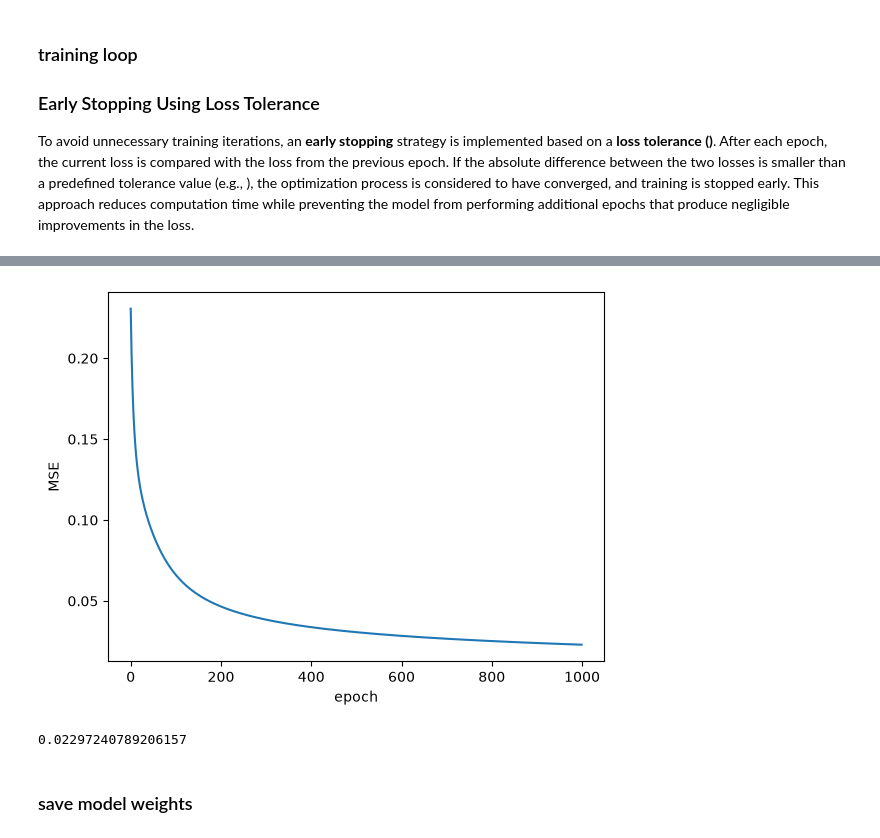
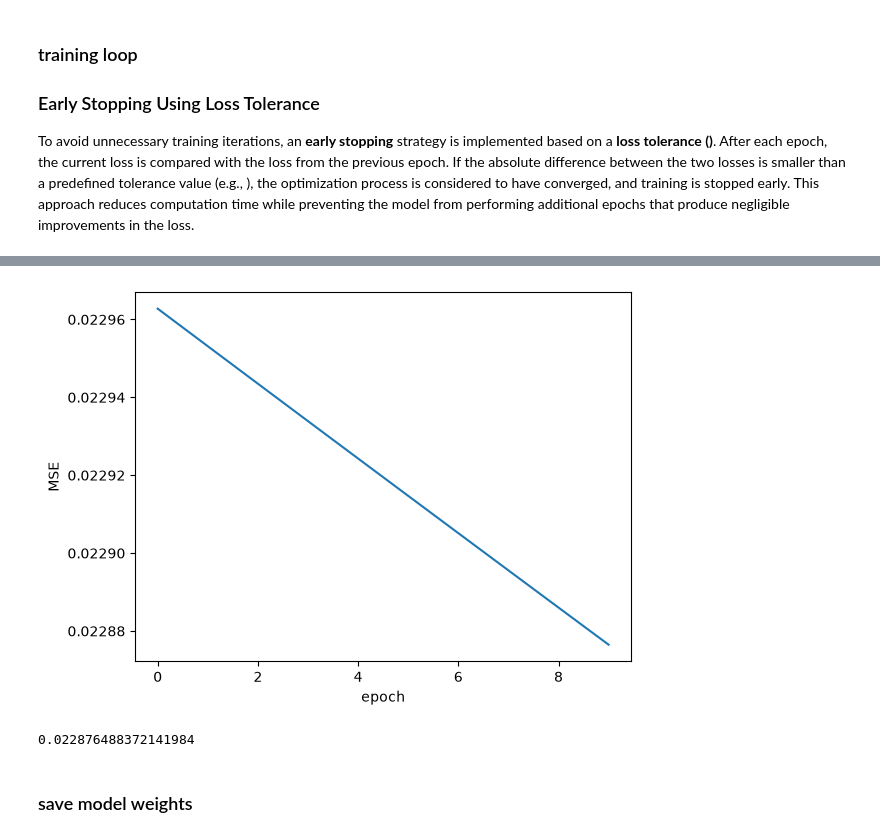
Before and after one commit to phantom-sage/sms-spam-detector, a Jupyter notebook: train.ipynb, the cells around one changed output, grey strips where cells are left out. Cells and saved outputs as stored; diff of their text form; code cells hidden in the pictures.

```diff
--- a/train.ipynb
+++ b/train.ipynb
@@ -191,24 +191,35 @@ def gradient(X, y, w):
 To avoid unnecessary training iterations, an **early stopping** strategy is implemented based on a **loss tolerance ()**. After each epoch, the current loss is compared with the loss from the previous epoch. If the absolute difference between the two losses is smaller than a predefined tolerance value (e.g., ), the optimization process is considered to have converged, and training is stopped early. This approach reduces computation time while preventing the model from performing additional epochs that produce negligible improvements in the loss.
 # %%
 def train_loop(X, y, w, epochs=10_000, tol=1e-6, plot=True):
-  hist = []
+  hist      = []
   prev_loss = float("inf")
+  bar_width = 30
+
   for epoch in range(epochs):
     g = gradient(X, y, w)
     w = w - lr * g
     l = loss(X, y, w)
     hist.append(l)
+
+    # progress bar
+    pct    = (epoch + 1) / epochs
+    filled = int(bar_width * pct)
+    bar    = "█" * filled + "░" * (bar_width - filled)
+    print(f"\r  [{bar}] {pct*100:5.1f}%  epoch {epoch+1}/{epochs}  loss {l:.6f}", end="", flush=True)
+
     if abs(prev_loss - l) < tol:
-      print(f"Stopped at epoch {epoch}")
+      print(f"\n  Converged at epoch {epoch + 1}")
       break
     prev_loss = l
+  else:
+    print()  # newline after full run
 
   if plot:
     plt.plot(hist)
     plt.xlabel("epoch"); plt.ylabel("MSE")
     plt.show()
-  return w, l
+  return w, hist[-1]
 
-w, l = train_loop(X_train, y_train, w)
+w, l = train_loop(X_train, y_train, w, epochs=10)
 print(l)
 # %% [output]
@@ -215,5 +227,5 @@ print(l)
-[figure, old version]
+[figure, new version]
-0.02297240789206157
+0.022876488372141984
 # %% [markdown]
 ### save model weights
 # %%
```
Also changed, not shown: parts of 1 cell of this notebook.
